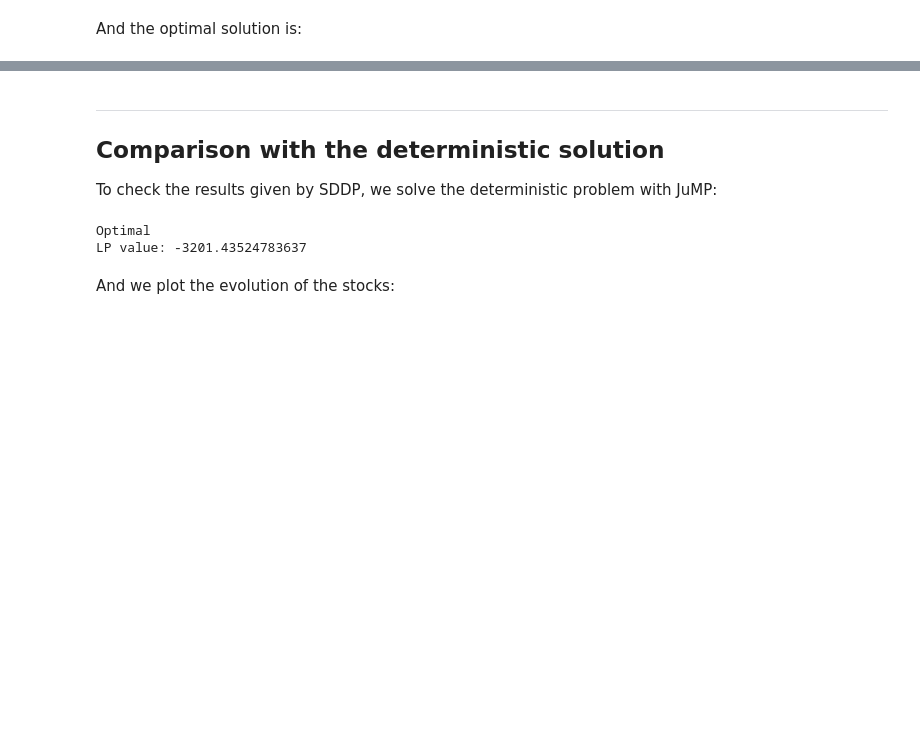
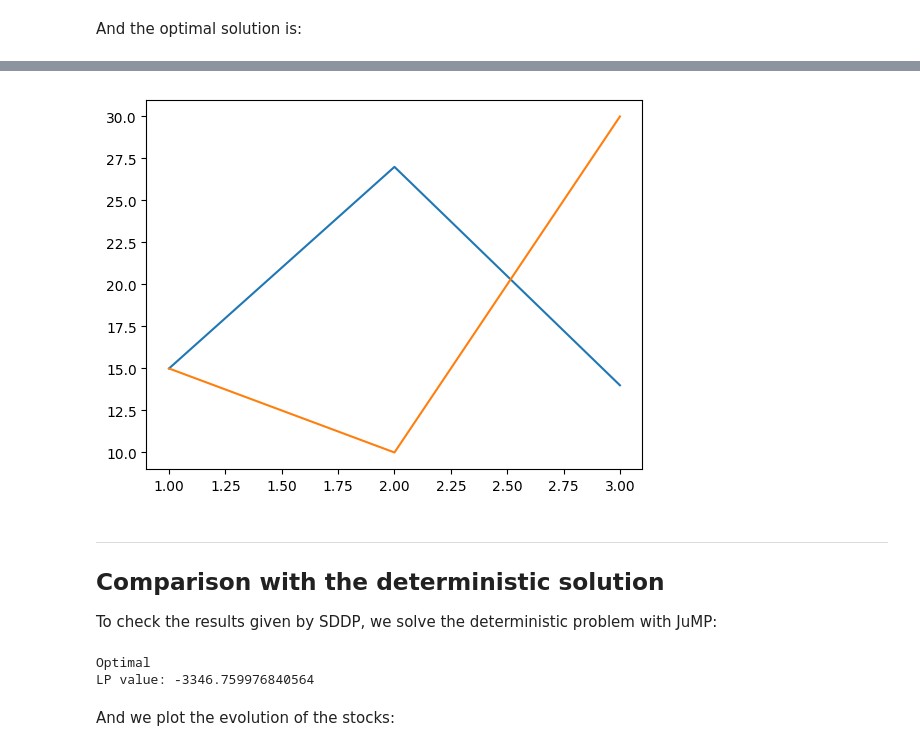
Before and after one commit to EdwardAngelino/StochDP-notebooks, a Jupyter notebook: notebooks/PHES.ipynb, the cells around one changed output, grey strips where cells are left out. Cells and saved outputs as stored; diff of their text form; code cells hidden in the pictures; blank space fills up the shorter version.

```diff
--- a/notebooks/PHES.ipynb
+++ b/notebooks/PHES.ipynb
@@ -204,12 +199,12 @@ EPSILON = 0.05
 MAX_ITER = 20
 
 
-params = SDDPparameters(solver, N_SCENARIO, EPSILON, MAX_ITER);
+params = SDDPparameters(solver, passnumber=N_SCENARIO, gap=EPSILON, max_iterations=MAX_ITER);
 # %% [markdown]
 ---
 ### SDDP solving
 
 We could launch the SDDP algorithm to our problem:
 # %%
-V, pbs = solve_SDDP(model, params, true);
+V, pbs = solve_SDDP(model, params, 1);
 # %% [output]
@@ -254,5 +249,3 @@ aleas_scen[:, 1, 1] = alea_year;
 ### SDDP simulation
 # %% [markdown]
 We have only one scenario, so we set the forwardPassNumber equal to 1:
-# %%
-params.forwardPassNumber = 1
@@ -261,4 +252,4 @@ params.forwardPassNumber = 1
 # %% [markdown]
 Find the optimal control with a forward simulation:
 # %%
-costs, stocks = forward_simulations(model, params, V, pbs, aleas_scen)
+costs, stocks = forward_simulations(model, params, pbs, aleas_scen);
@@ -297,5 +267,5 @@ SDDP cost: -3201.435247836369
 And the optimal solution is:
 # %%
 plot(1:TF, stocks[:, :, 1])
-plot!(1:TF, stocks[:, :, 2])
+plot(1:TF, stocks[:, :, 2]);
 # %% [output]
@@ -303,3 +272,4 @@ plot!(1:TF, stocks[:, :, 2])
+[figure, added]
 # %% [markdown]
 ---
 ## Comparison with the deterministic solution
@@ -308,29 +278,29 @@ To check the results given by SDDP, we solve the deterministic problem with JuMP
 m = Model(solver=solver)
 
 
-@defVar(m,  VOLUME_MIN  <= x1[1:(TF)]  <= VOLUME_MAX)
-@defVar(m,  VOLUME_MIN  <= x2[1:(TF)]  <= VOLUME_MAX)
-@defVar(m,  CONTROL_MIN <= u1[1:TF-1]  <= CONTROL_MAX)
-@defVar(m, VOLUME_MIN  <= u2[1:TF-1] <= VOLUME_MAX)
+@variable(m,  VOLUME_MIN  <= x1[1:(TF)]  <= VOLUME_MAX)
+@variable(m,  VOLUME_MIN  <= x2[1:(TF)]  <= VOLUME_MAX)
+@variable(m,  CONTROL_MIN <= u1[1:TF-1]  <= CONTROL_MAX)
+@variable(m, VOLUME_MIN  <= u2[1:TF-1] <= VOLUME_MAX)
 
-@setObjective(m, Min, sum{COST[i]*(u1[i]), i = 1:TF-1})
+@objective(m, Min, sum{COST[i]*(u1[i]), i = 1:TF-1})
 
 for i in 1:TF-1
-    @addConstraint(m, x1[i+1] - x1[i] - u1[i] + u2[i] - alea_year[i] == 0)
-    @addConstraint(m, x2[i+1] - x2[i] + u1[i] == 0)
+    @constraint(m, x1[i+1] - x1[i] - u1[i] + u2[i] - alea_year[i] == 0)
+    @constraint(m, x2[i+1] - x2[i] + u1[i] == 0)
 end
 
-@addConstraint(m, x1[1] == x0[1])
-@addConstraint(m, x2[1] == x0[2])
+@constraint(m, x1[1] == x0[1])
+@constraint(m, x2[1] == x0[2])
 
 status = solve(m)
 println(status)
 
-LP_COST = getObjectiveValue(m)
+LP_COST = getobjectivevalue(m)
 println("LP value: ", LP_COST)
 # %% [output]
 Optimal
-LP value: -3201.43524783637
+LP value: -3346.759976840564
 # %% [markdown]
 And we plot the evolution of the stocks:
 # %%
```
Also changed, not shown: parts of 20 cells of this notebook, 1 other file.
